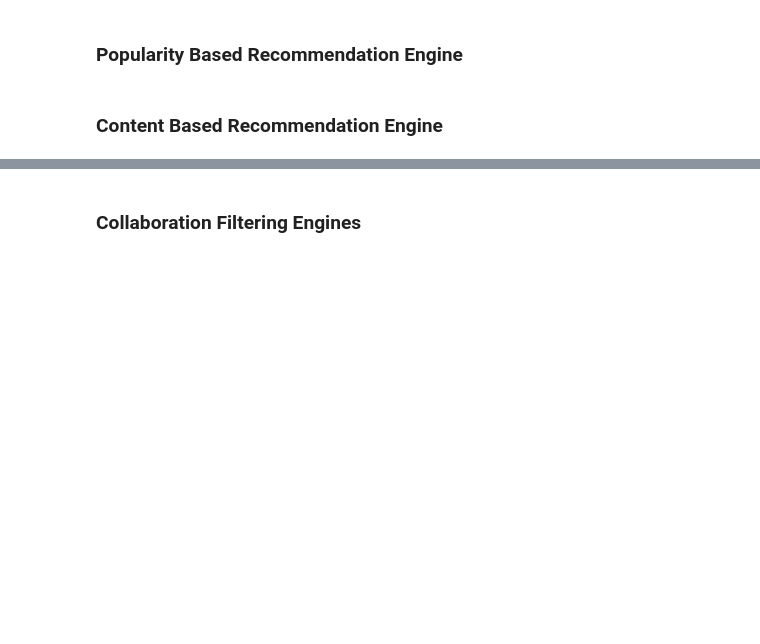
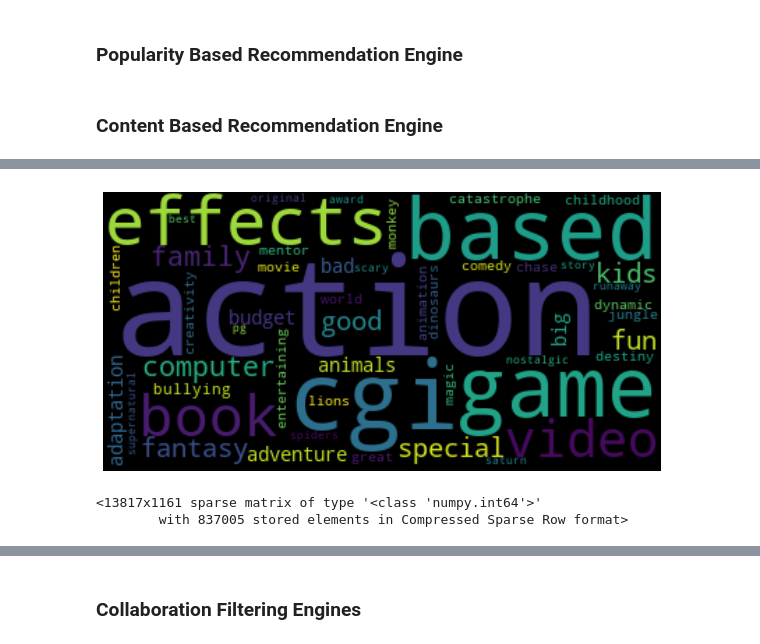
Before and after one commit to titusndondo/unsupervised-predict-streamlit-template, a Jupyter notebook: predict_deliverables/EDA.ipynb, the cells around one changed output, grey strips where cells are left out. Drawn from its saved outputs; the diff is of its cells as text; code cells hidden in the pictures; blank space fills up the shorter version.

```diff
--- a/predict_deliverables/EDA.ipynb
+++ b/predict_deliverables/EDA.ipynb
@@ -577,0 +612,17 @@ plt.show()
+# %%
+def getMostRelevantTags(n_most_relevant_tags = 50):
+    text_data = pd.DataFrame()
+    for i, movie_id in enumerate(genome_scores['movieId'].unique()):
+        tags_text = {}
+        mask = genome_scores['movieId'] == movie_id
+        tag_ids = genome_scores[mask].sort_values('relevance', ascending = False).iloc[:n_most_relevant_tags,]['tagId'].to_list()
+        tags_list = genome_tags[genome_tags['tagId'].isin(tag_ids)]['tag'].to_list()
+        tags_text[movie_id] = ' '.join(tags_list)
+        data = pd.DataFrame(tags_text, index = [0]).transpose().rename(columns = {0:'tags'})
+        text_data = pd.concat([tags_data, data])
+        # print(i, movie_id)
+    return text_data
+# %%
+text_data = getMostRelevantTags(n_most_relevant_tags = 50)
+text_data = text_data.reset_index().rename(columns = {'index':'movieId'})
+text_data.head()
@@ -577,0 +645,3 @@ plt.show()
+# %%
+text_data = pd.merge(text_data, movies_data[['movieId', 'title']], how = 'left')
+text_data.head()
@@ -577,0 +655,24 @@ plt.show()
+# %%
+from wordcloud import WordCloud
+
+def plotCloud(movie_title):
+    text = text_data[text_data['title'] == movie_title]['tags'].iloc[0]
+    word_cloud = WordCloud().generate(text)
+    plt.figure(figsize=(10,8),facecolor = 'white', edgecolor='blue')
+    plt.imshow(word_cloud, interpolation='bilinear')
+    plt.title(f"{movie_title} tags")
+    plt.axis("off")
+    plt.show()
+# %%
+movie_title = 'Jumanji (1995)'
+plotCloud(movie_title = movie_title)
+# %% [output]
+[figure, added]
+# %%
+from sklearn.feature_extraction.text import CountVectorizer
+vec = CountVectorizer()
+text_matrix = vec.fit_transform(text_data['tags'])
+text_matrix
+# %% [output]
+<13817x1161 sparse matrix of type '<class 'numpy.int64'>'
+        with 837005 stored elements in Compressed Sparse Row format>
```
Also changed, not shown: parts of 13 cells of this notebook.
